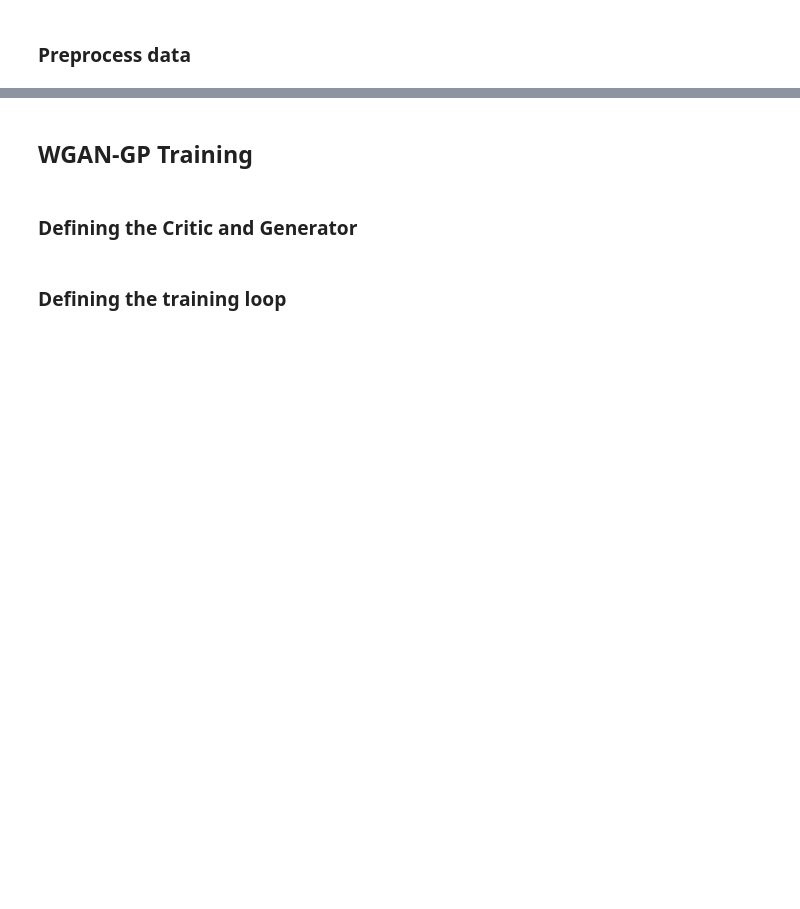
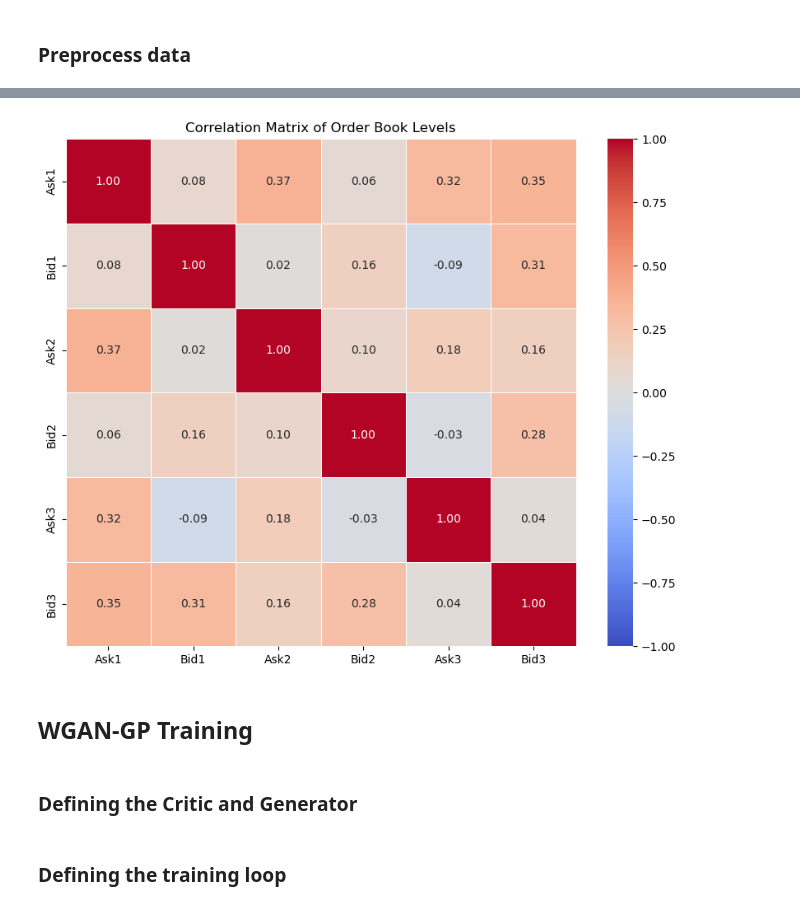
Before and after one commit to dlartey/LOBSimulator, a Jupyter notebook: GANs/GAN_scratch.ipynb, the cells around one changed output, grey strips where cells are left out. Cells and saved outputs as stored; diff of their text form; code cells hidden in the pictures; blank space fills up the shorter version.

```diff
--- a/GANs/GAN_scratch.ipynb
+++ b/GANs/GAN_scratch.ipynb
@@ -89,9 +97,7 @@ def make_centred_LOB_snapshots(histograms, level = 1):
         next_centre_LOB_snapshot = next_OB[current_start_index - level: (current_start_index - level) + next_subarray_size]
 
         if np.any(next_centre_LOB_snapshot == 0):
-            print(i)
-            print(current_centre_LOB_snapshot)
-            print(next_centre_LOB_snapshot)
+            continue
 
         X_train.append(current_centre_LOB_snapshot)
         y_train.append(next_centre_LOB_snapshot)
@@ -202,3 +248,24 @@ data_loader = DataLoader(dataset, batch_size=100, shuffle=True)
+# %%
+import numpy as np
+import pandas as pd
+
+# First, select the relevant slices of the array for bid_1, bid_2, bid_3, ask_1, ask_2, and ask_3
+data = X_t_delta_t_dataset[:, [6, 3, 7, 4, 8, 5]]
+
+# Convert this data into a pandas DataFrame
+columns = ['Ask1', 'Bid1', 'Ask2', 'Bid2', 'Ask3', 'Bid3']
+df = pd.DataFrame(data, columns=columns)
+
+# Compute the correlation matrix
+correlation_matrix = df.corr()
+
+# Plotting the correlation matrix as a heatmap
+plt.figure(figsize=(10, 8))
+sns.heatmap(correlation_matrix, annot=True, cmap='coolwarm', fmt=".2f", linewidths=.5, cbar=True, vmin=-1, vmax=1)
+plt.title('Correlation Matrix of Order Book Levels')
+plt.show()
+# %% [output]
+[figure, added]
 # %% [markdown]
 ## WGAN-GP Training
 # %% [markdown]
```
Also changed, not shown: parts of 22 cells of this notebook, 1 other file.
